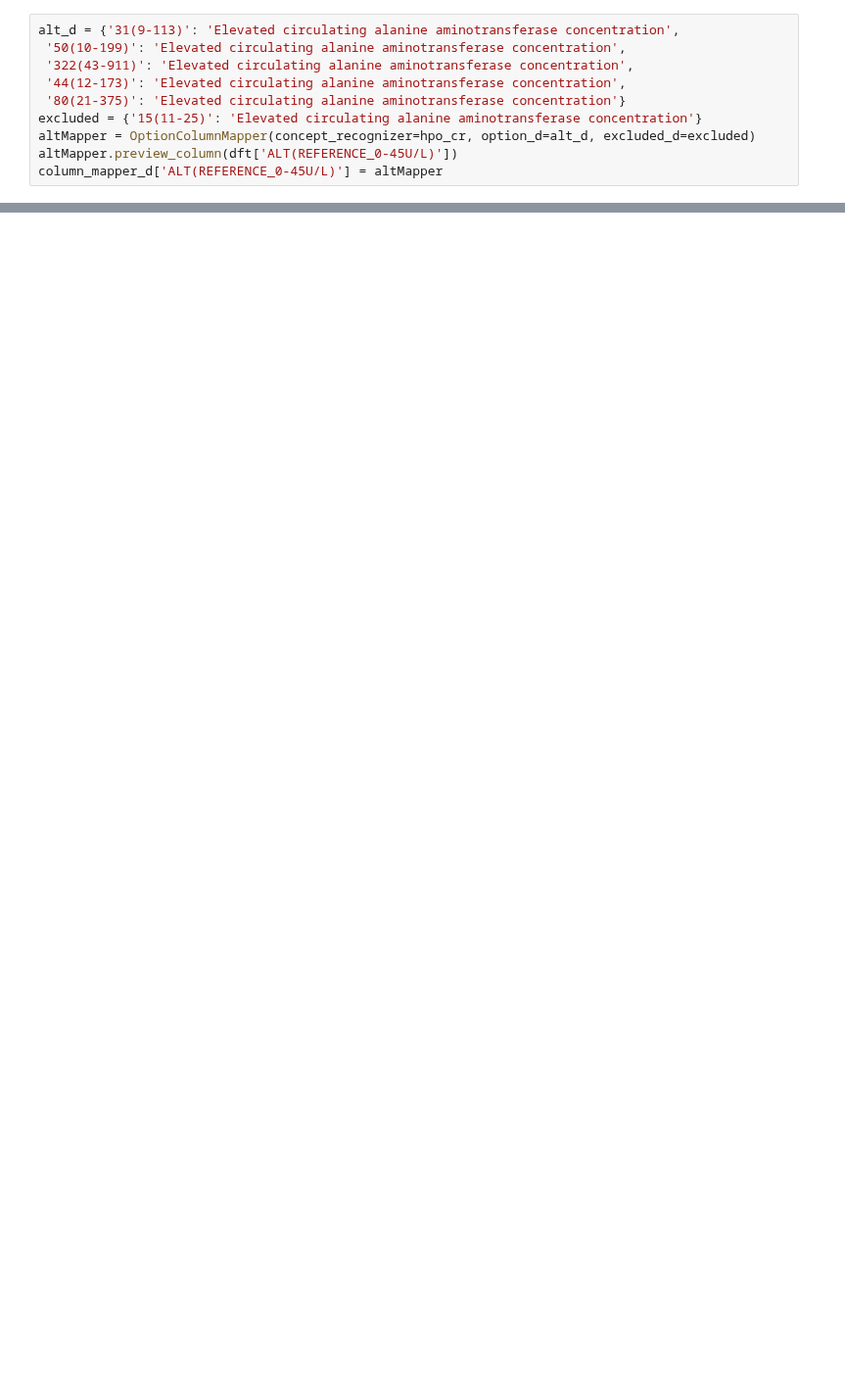
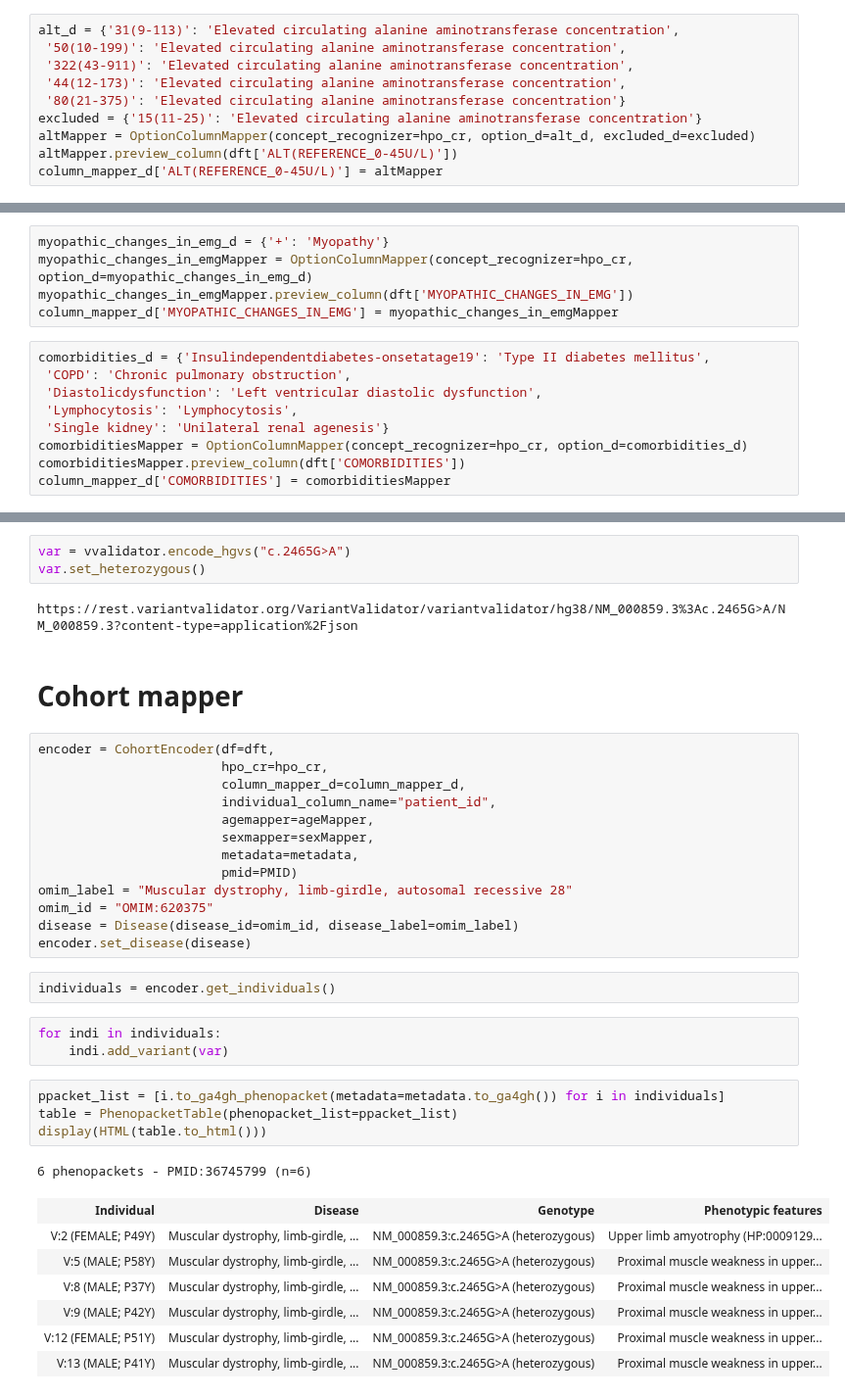
Before and after one commit to monarch-initiative/pyphetools, a Jupyter notebook: notebooks/HPOA_exporter.ipynb, the cells around one changed output, grey strips where cells are left out. Shown at 98% size. Saved outputs shown, nothing was run; the diff lists cells and outputs as text; blank space fills up the shorter version.

```diff
--- a/notebooks/HPOA_exporter.ipynb
+++ b/notebooks/HPOA_exporter.ipynb
@@ -351,0 +260,14 @@ Name: AGE_AT_EXAMINATION, dtype: object
+# %%
+myopathic_changes_in_emg_d = {'+': 'Myopathy'}
+myopathic_changes_in_emgMapper = OptionColumnMapper(concept_recognizer=hpo_cr, option_d=myopathic_changes_in_emg_d)
+myopathic_changes_in_emgMapper.preview_column(dft['MYOPATHIC_CHANGES_IN_EMG'])
+column_mapper_d['MYOPATHIC_CHANGES_IN_EMG'] = myopathic_changes_in_emgMapper
+# %%
+comorbidities_d = {'Insulindependentdiabetes-onsetatage19': 'Type II diabetes mellitus',
+ 'COPD': 'Chronic pulmonary obstruction',
+ 'Diastolicdysfunction': 'Left ventricular diastolic dysfunction',
+ 'Lymphocytosis': 'Lymphocytosis',
+ 'Single kidney': 'Unilateral renal agenesis'}
+comorbiditiesMapper = OptionColumnMapper(concept_recognizer=hpo_cr, option_d=comorbidities_d)
+comorbiditiesMapper.preview_column(dft['COMORBIDITIES'])
+column_mapper_d['COMORBIDITIES'] = comorbiditiesMapper
@@ -351,0 +279,38 @@ Name: AGE_AT_EXAMINATION, dtype: object
+# %%
+var = vvalidator.encode_hgvs("c.2465G>A")
+var.set_heterozygous()
+# %% [output]
+https://rest.variantvalidator.org/VariantValidator/variantvalidator/hg38/NM_000859.3%3Ac.2465G>A/NM_000859.3?content-type=application%2Fjson
+# %% [markdown]
+# Cohort mapper
+# %%
+encoder = CohortEncoder(df=dft,
+                        hpo_cr=hpo_cr,
+                        column_mapper_d=column_mapper_d,
+                        individual_column_name="patient_id",
+                        agemapper=ageMapper,
+                        sexmapper=sexMapper,
+                        metadata=metadata,
+                        pmid=PMID)
+omim_label = "Muscular dystrophy, limb-girdle, autosomal recessive 28"
+omim_id = "OMIM:620375"
+disease = Disease(disease_id=omim_id, disease_label=omim_label)
+encoder.set_disease(disease)
+# %%
+individuals = encoder.get_individuals()
+# %%
+for indi in individuals:
+    indi.add_variant(var)
+# %%
+ppacket_list = [i.to_ga4gh_phenopacket(metadata=metadata.to_ga4gh()) for i in individuals]
+table = PhenopacketTable(phenopacket_list=ppacket_list)
+display(HTML(table.to_html()))
+# %% [output]
+6 phenopackets - PMID:36745799 (n=6)
+| Individual | Disease | Genotype | Phenotypic features |
+| V:2 (FEMALE; P49Y) | Muscular dystrophy, limb-girdle, ... | NM_000859.3:c.2465G>A (heterozygous) | Upper limb amyotrophy (HP:0009129... |
+| V:5 (MALE; P58Y) | Muscular dystrophy, limb-girdle, ... | NM_000859.3:c.2465G>A (heterozygous) | Proximal muscle weakness in upper... |
+| V:8 (MALE; P37Y) | Muscular dystrophy, limb-girdle, ... | NM_000859.3:c.2465G>A (heterozygous) | Proximal muscle weakness in upper... |
+| V:9 (MALE; P42Y) | Muscular dystrophy, limb-girdle, ... | NM_000859.3:c.2465G>A (heterozygous) | Proximal muscle weakness in upper... |
+| V:12 (FEMALE; P51Y) | Muscular dystrophy, limb-girdle, ... | NM_000859.3:c.2465G>A (heterozygous) | Proximal muscle weakness in upper... |
+| V:13 (MALE; P41Y) | Muscular dystrophy, limb-girdle, ... | NM_000859.3:c.2465G>A (heterozygous) | Proximal muscle weakness in upper... |
```
Also changed, not shown: parts of 26 cells of this notebook, 13 other files.
